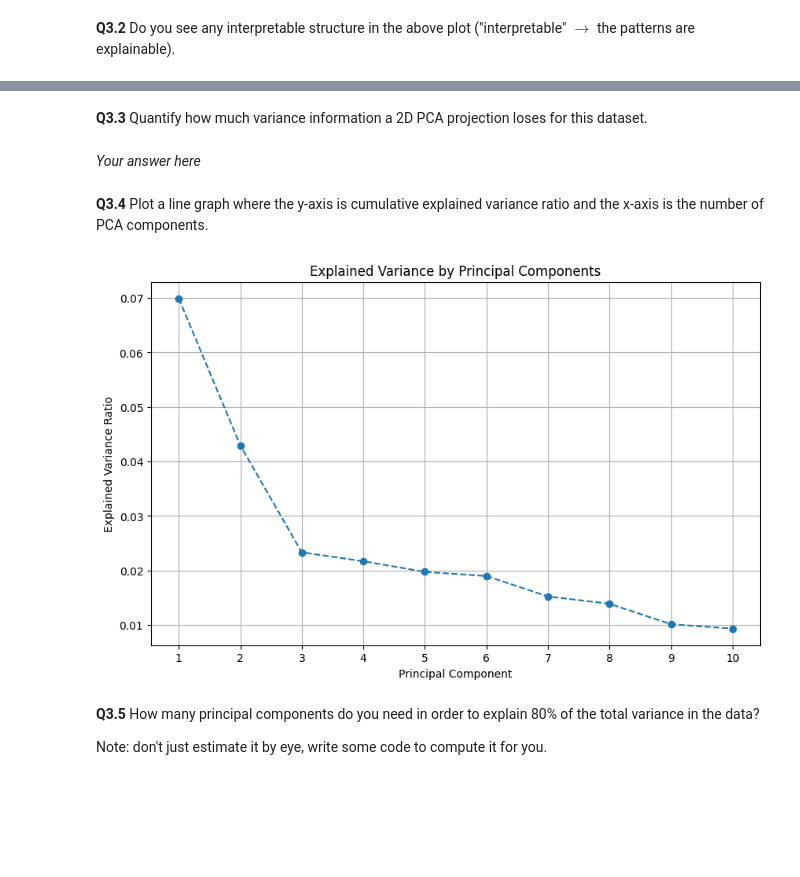
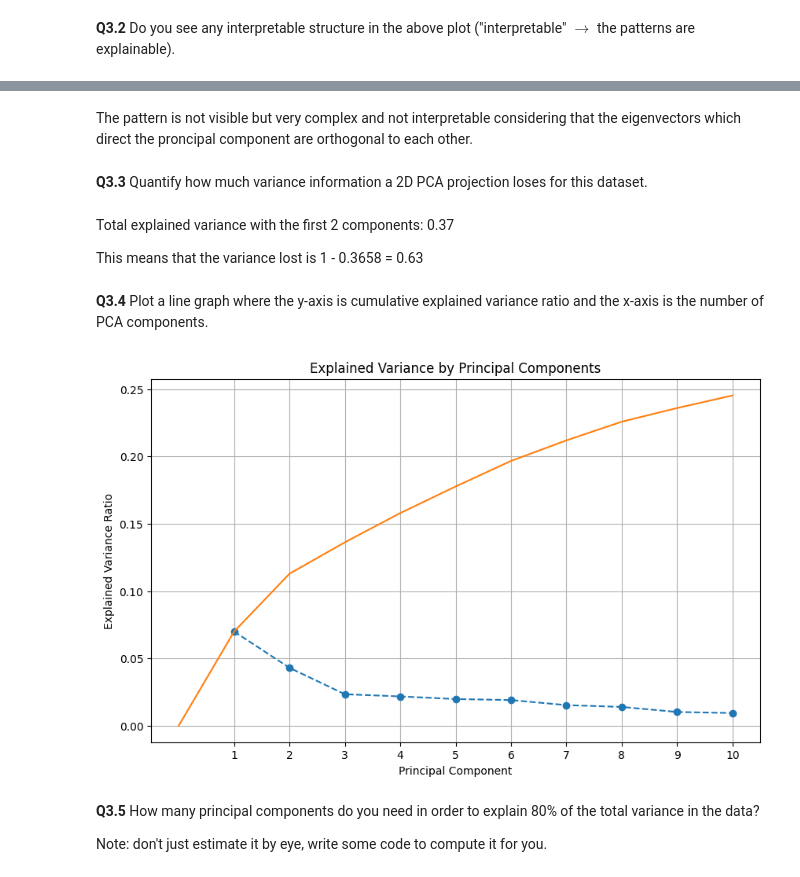
Before and after one commit to RiccardoZatti/TMDL, a Jupyter notebook: TMDL_2024_25_Assignment_3,_Qs_only.ipynb, the cells around one changed output, grey strips where cells are left out. Drawn from its saved outputs; the diff is of its cells as text; code cells hidden in the pictures; blank space fills up the shorter version.

```diff
--- a/TMDL_2024_25_Assignment_3,_Qs_only.ipynb
+++ b/TMDL_2024_25_Assignment_3,_Qs_only.ipynb
@@ -319,30 +317,33 @@ plt.show()
+# %% [markdown]
+The pattern is not visible but very complex and not interpretable considering that the eigenvectors which direct the proncipal component are orthogonal to each other.
 # %% [markdown]
 **Q3.3** Quantify how much variance information a 2D PCA projection loses for this dataset.
-# %% [markdown]
-*Your answer here*
+# %% [markdown]
+Total explained variance with the first 2 components: 0.37
+
+This means that the variance lost is 1 - 0.3658 = 0.63
 # %% [markdown]
 **Q3.4** Plot a line graph where the y-axis is cumulative explained variance ratio and the x-axis is the number of PCA components.
 # %%
 # Set up PCA object with the desired number of components
 pca = PCA(n_components=10)
 
 X = np.vstack(df['one_hot_overview'].values)
 labels_pca = pca.fit_transform(X)
 
-
 explained_variance = pca.explained_variance_ratio_
-
 
 plt.figure(figsize=(10, 6))
 plt.plot(range(1, len(explained_variance) + 1), explained_variance, marker='o', linestyle='--')
+plt.plot([np.sum(explained_variance[:i]) for i in range(len(explained_variance)+1)])
 plt.title('Explained Variance by Principal Components')
 plt.xlabel('Principal Component')
 plt.ylabel('Explained Variance Ratio')
 plt.xticks(range(1, len(explained_variance) + 1))
 plt.grid()
 plt.show()
 # %% [output]
-[figure, old version]
+[figure, new version]
 # %% [markdown]
 **Q3.5** How many principal components do you need in order to explain 80% of the total variance in the data?
 
```
Also changed, not shown: parts of 33 cells of this notebook.
